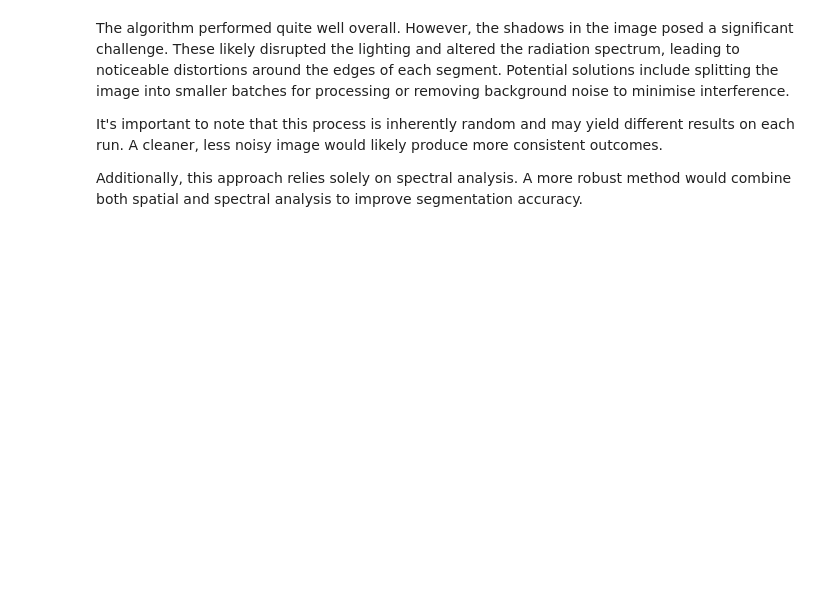
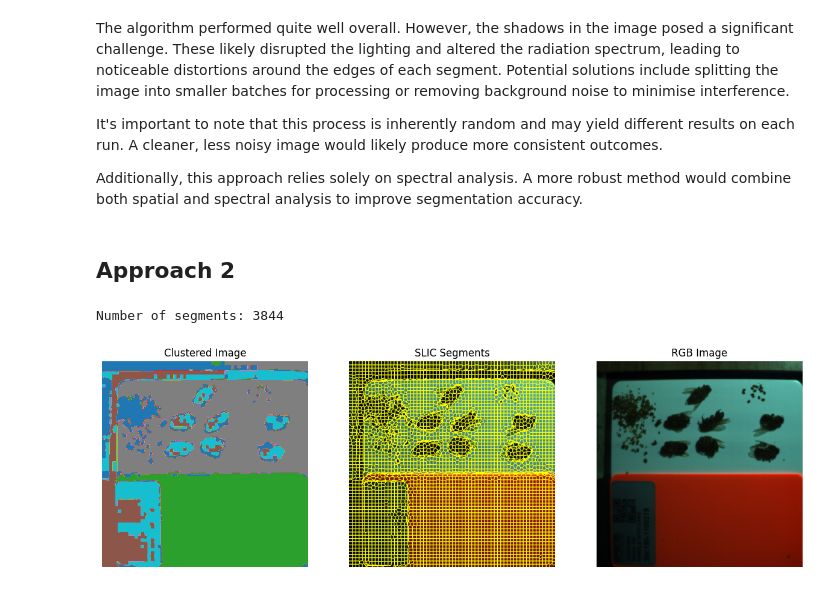
Before and after one commit to kapiw04/bees-hyperspectrum, a Jupyter notebook: showcase.ipynb, the cells around one changed output. Cells and saved outputs as stored; diff of their text form; code cells hidden in the pictures; blank space fills up the shorter version.

Commit message:
approach 2: spectral-spacial attempt

```diff
--- a/showcase.ipynb
+++ b/showcase.ipynb
@@ -96,3 +95,40 @@ The algorithm performed quite well overall. However, the shadows in the image po
 It's important to note that this process is inherently random and may yield different results on each run. A cleaner, less noisy image would likely produce more consistent outcomes.
 
 Additionally, this approach relies solely on spectral analysis. A more robust method would combine both spatial and spectral analysis to improve segmentation accuracy.
+# %% [markdown]
+## Approach 2
+# %%
+from sklearn.preprocessing import StandardScaler
+
+def preprocess_image():
+    scaler = StandardScaler()
+
+    # from (row, col, band) to (row x col, band)
+    pixels = hyperspectral_img.reshape(-1, hyperspectral_img.shape[-1])
+    # normalize the pixels
+    pixels = pixels / np.max(pixels, axis=1, keepdims=True)
+
+    pixels_scaled = scaler.fit_transform(pixels)
+    pixels_scaled = pixels_scaled.reshape(hyperspectral_img.shape)
+
+    return pixels_scaled
+# %%
+from skimage.segmentation import slic, mark_boundaries
+
+def segmentize_image(n_segments, compactness=10, sigma=1, visualize=True):
+    segments = slic(rgb_image, n_segments=n_segments, compactness=compactness, sigma=sigma)
+
+    # visualization
+    if not visualize:
+        return segments
+    fig, ax = plt.subplots(1, 2, figsize=(15, 15))
+    ax[0].imshow(mark_boundaries(rgb_image, segments), cmap="tab10")
+    ax[0].set_title("SLIC Segments")
+    ax[0].axis("off")
+    ax[1].imshow(rgb_image)
+    ax[1].set_title("RGB Image")
+    ax[1].axis("off")
+
+    plt.show()
+
+    return segments
@@ -98,0 +180,10 @@ Additionally, this approach relies solely on spectral analysis. A more robust me
+# %%
+def approach2(n_clusters, n_segments):
+    pixels_scaled = preprocess_image()
+    segments = segmentize_image(n_segments, visualize=False)
+    fit_and_show(pixels_scaled, segments, n_clusters)
+# %%
+approach2(5, 4000)
+# %% [output]
+Number of segments: 3844
+[figure, added]
```
Also changed, not shown: parts of 8 cells of this notebook.
